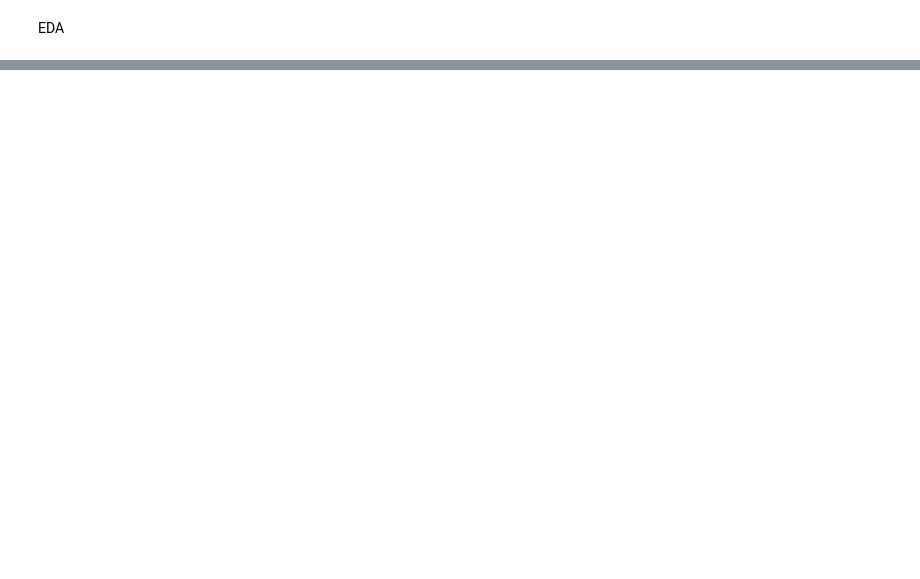
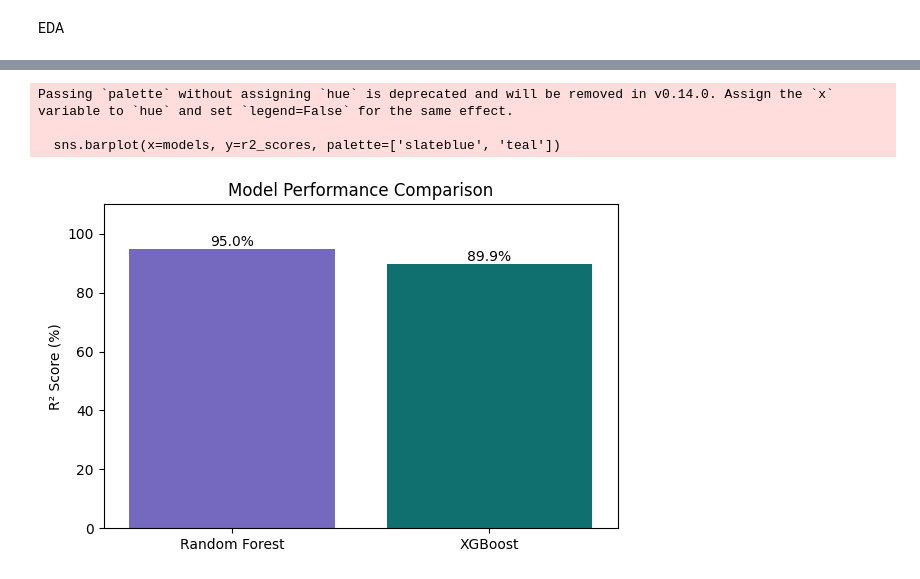
Before and after one commit to Akshar-36/aqi-health-risk-ml, a Jupyter notebook: India_AQI_Health_Pipeline.ipynb, the cells around one changed output, grey strips where cells are left out. Saved outputs shown, nothing was run; the diff lists cells and outputs as text; code cells hidden in the pictures; blank space fills up the shorter version.

```diff
--- a/India_AQI_Health_Pipeline.ipynb
+++ b/India_AQI_Health_Pipeline.ipynb
@@ -380,0 +801,26 @@ Regression coefficients: [ 48.1565849  -23.27729519  -4.45175384]
+# %%
+import matplotlib.pyplot as plt
+import seaborn as sns
+
+# Model names and R² scores from your pipeline (in decimals)
+models = ['Random Forest', 'XGBoost']
+r2_scores = [rf_r2 * 100, xgb_r2 * 100]  # convert to percentage
+
+plt.figure(figsize=(6, 4))
+sns.barplot(x=models, y=r2_scores, palette=['slateblue', 'teal'])
+
+plt.ylabel('R² Score (%)')
+plt.title('Model Performance Comparison')
+plt.ylim(0, 110)
+
+# Add value labels on bars
+for i, v in enumerate(r2_scores):
+    plt.text(i, v + 1, f"{v:.1f}%", ha='center')
+
+plt.tight_layout()
+plt.show()
+# %% [output]
+Passing `palette` without assigning `hue` is deprecated and will be removed in v0.14.0. Assign the `x` variable to `hue` and set `legend=False` for the same effect.
+
+  sns.barplot(x=models, y=r2_scores, palette=['slateblue', 'teal'])
+[figure, added]
```
Also changed, not shown: parts of 36 cells of this notebook.
